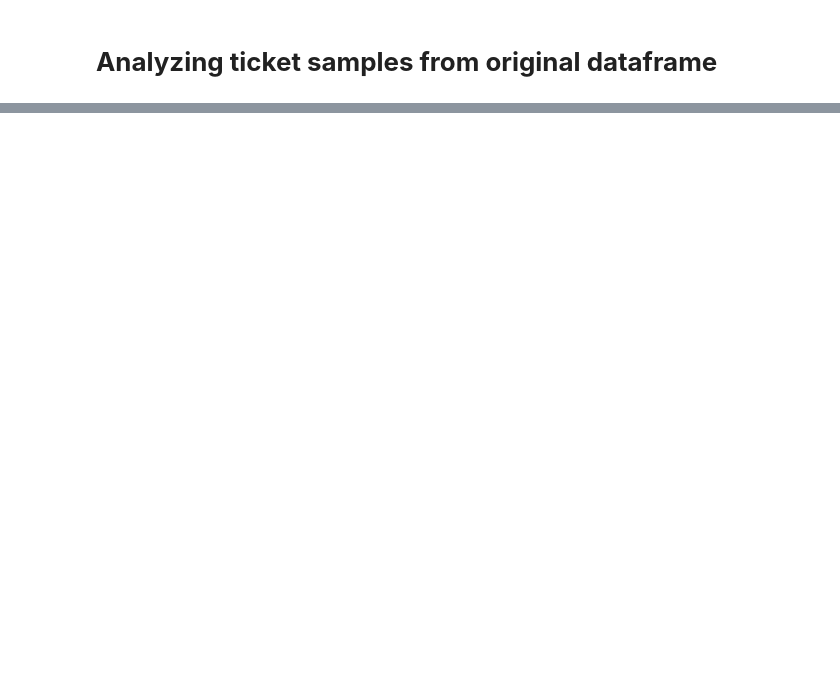
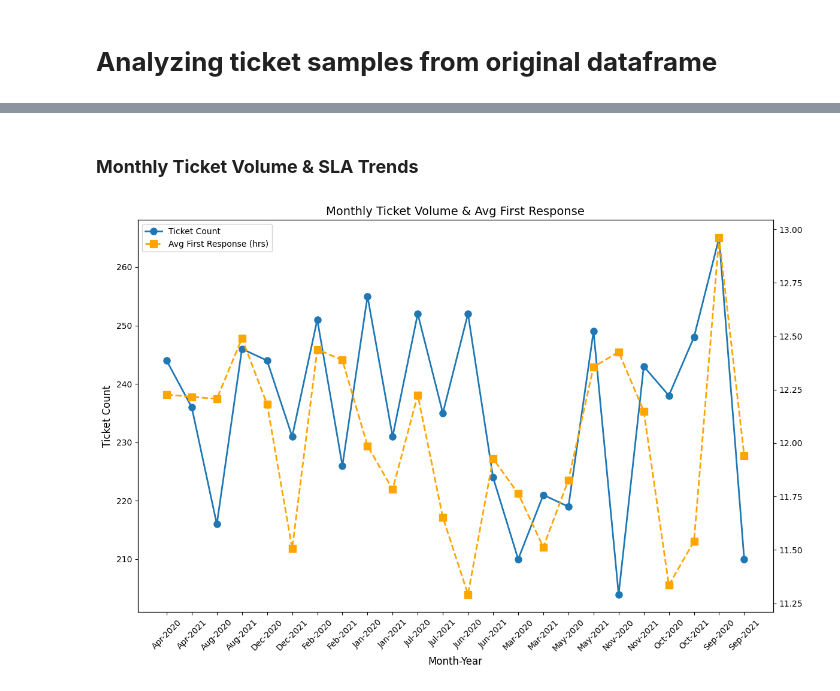
Before and after one commit to Sir-python/FUTURE_DS_02, a Jupyter notebook: Notebooks/Customer_support_analysis.ipynb, the cells around one changed output, grey strips where cells are left out. Saved outputs shown, nothing was run; the diff lists cells and outputs as text; code cells hidden in the pictures; blank space fills up the shorter version.

```diff
--- a/Notebooks/Customer_support_analysis.ipynb
+++ b/Notebooks/Customer_support_analysis.ipynb
@@ -249,0 +271,6 @@ ticket_sample_5.to_csv(r"F:\Personal Works\Future Interns\FUTURE_DS_02\Datasets\
+# %% [markdown]
+### **Monthly Ticket Volume & SLA Trends**
+# %%
+plot_monthly_ticket_volume(pre_processed_df)
+# %% [output]
+[figure, added]
```
Also changed, not shown: parts of 22 cells of this notebook, 8 other files.
